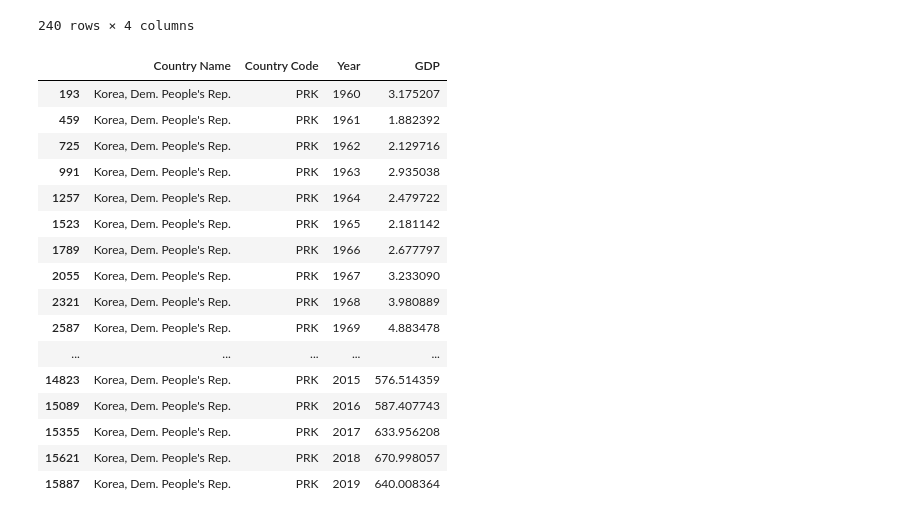
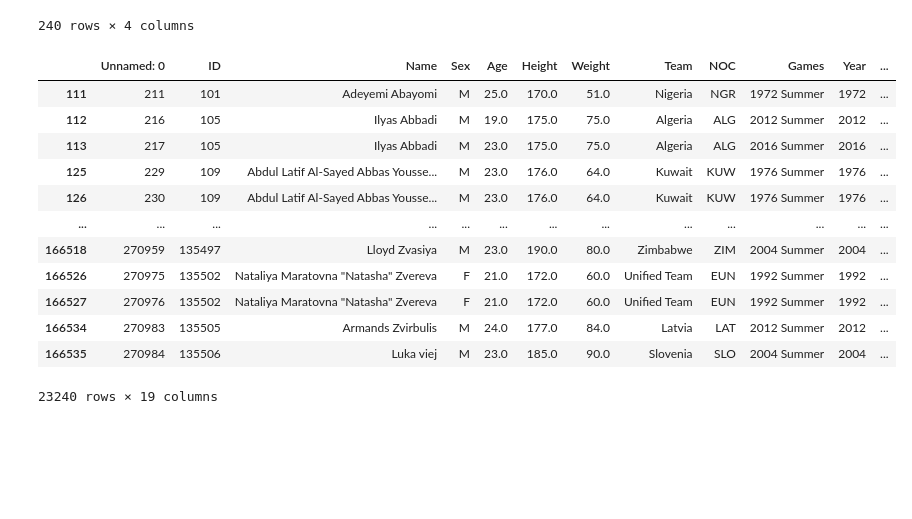
Before and after one commit to Luna-v0/olympic-analyses, a Jupyter notebook: data_transformers/gdp.ipynb, the cells around one changed output. Cells and saved outputs as stored; diff of their text form; code cells hidden in the pictures; blank space fills up the shorter version.

Commit message:
In progress of joining tables

```diff
--- a/data_transformers/gdp.ipynb
+++ b/data_transformers/gdp.ipynb
@@ -148,23 +148,37 @@ gdp_melted.loc[gdp_melted["Country Code"] == "PRK", "GDP"] = gdp_melted[gdp_melt
 # North korea GDP per capita 2019: 640
 n_s_korea_ratio = 31902 / 640
 gdp_melted.loc[gdp_melted["Country Code"] == "PRK", "GDP"] = gdp_melted[gdp_melted["Country Code"] == "PRK"]["GDP"].values / n_s_korea_ratio
-
-gdp_df = gdp_melted
-# %% [output]
-|  | Country Name | Country Code | Year | GDP |
-| 193 | Korea, Dem. People's Rep. | PRK | 1960 | 3.175207 |
-| 459 | Korea, Dem. People's Rep. | PRK | 1961 | 1.882392 |
-| 725 | Korea, Dem. People's Rep. | PRK | 1962 | 2.129716 |
-| 991 | Korea, Dem. People's Rep. | PRK | 1963 | 2.935038 |
-| 1257 | Korea, Dem. People's Rep. | PRK | 1964 | 2.479722 |
-| 1523 | Korea, Dem. People's Rep. | PRK | 1965 | 2.181142 |
-| 1789 | Korea, Dem. People's Rep. | PRK | 1966 | 2.677797 |
-| 2055 | Korea, Dem. People's Rep. | PRK | 1967 | 3.233090 |
-| 2321 | Korea, Dem. People's Rep. | PRK | 1968 | 3.980889 |
-| 2587 | Korea, Dem. People's Rep. | PRK | 1969 | 4.883478 |
-| ... | ... | ... | ... | ... |
-| 14823 | Korea, Dem. People's Rep. | PRK | 2015 | 576.514359 |
-| 15089 | Korea, Dem. People's Rep. | PRK | 2016 | 587.407743 |
-| 15355 | Korea, Dem. People's Rep. | PRK | 2017 | 633.956208 |
-| 15621 | Korea, Dem. People's Rep. | PRK | 2018 | 670.998057 |
-| 15887 | Korea, Dem. People's Rep. | PRK | 2019 | 640.008364 |
+# %%
+
+polished_df["Year"] = polished_df["Year"].astype(int)
+gdp_df["Year"] = gdp_df["Year"].astype(int)
+
+
+# rename in the NOC the values of rename
+
+gdp_df = gdp_df.rename(columns={"Country Code": "NOC", "Country Name": "Team"})
+
+polished_df["NOC"] = polished_df["NOC"].replace(rename)
+
+
+df = polished_df.merge(gdp_df, on=["Year", "NOC"], how="left")
+
+# drop everything that is before 1960
+df = df[df["Year"] >= 1960]
+# %%
+# show all nulls in the GDP column
+df[df["GDP"].isnull()]
+# %% [output]
+|  | Unnamed: 0 | ID | Name | Sex | Age | Height | Weight | Team | NOC | Games | Year | ... |
+| 111 | 211 | 101 | Adeyemi Abayomi | M | 25.0 | 170.0 | 51.0 | Nigeria | NGR | 1972 Summer | 1972 | ... |
+| 112 | 216 | 105 | Ilyas Abbadi | M | 19.0 | 175.0 | 75.0 | Algeria | ALG | 2012 Summer | 2012 | ... |
+| 113 | 217 | 105 | Ilyas Abbadi | M | 23.0 | 175.0 | 75.0 | Algeria | ALG | 2016 Summer | 2016 | ... |
+| 125 | 229 | 109 | Abdul Latif Al-Sayed Abbas Yousse... | M | 23.0 | 176.0 | 64.0 | Kuwait | KUW | 1976 Summer | 1976 | ... |
+| 126 | 230 | 109 | Abdul Latif Al-Sayed Abbas Yousse... | M | 23.0 | 176.0 | 64.0 | Kuwait | KUW | 1976 Summer | 1976 | ... |
+| ... | ... | ... | ... | ... | ... | ... | ... | ... | ... | ... | ... | ... |
+| 166518 | 270959 | 135497 | Lloyd Zvasiya | M | 23.0 | 190.0 | 80.0 | Zimbabwe | ZIM | 2004 Summer | 2004 | ... |
+| 166526 | 270975 | 135502 | Nataliya Maratovna "Natasha" Zvereva | F | 21.0 | 172.0 | 60.0 | Unified Team | EUN | 1992 Summer | 1992 | ... |
+| 166527 | 270976 | 135502 | Nataliya Maratovna "Natasha" Zvereva | F | 21.0 | 172.0 | 60.0 | Unified Team | EUN | 1992 Summer | 1992 | ... |
+| 166534 | 270983 | 135505 | Armands Zvirbulis | M | 24.0 | 177.0 | 84.0 | Latvia | LAT | 2012 Summer | 2012 | ... |
+| 166535 | 270984 | 135506 | Luka viej | M | 23.0 | 185.0 | 90.0 | Slovenia | SLO | 2004 Summer | 2004 | ... |
+23240 rows × 19 columns
```
Also changed, not shown: 1 other file.
